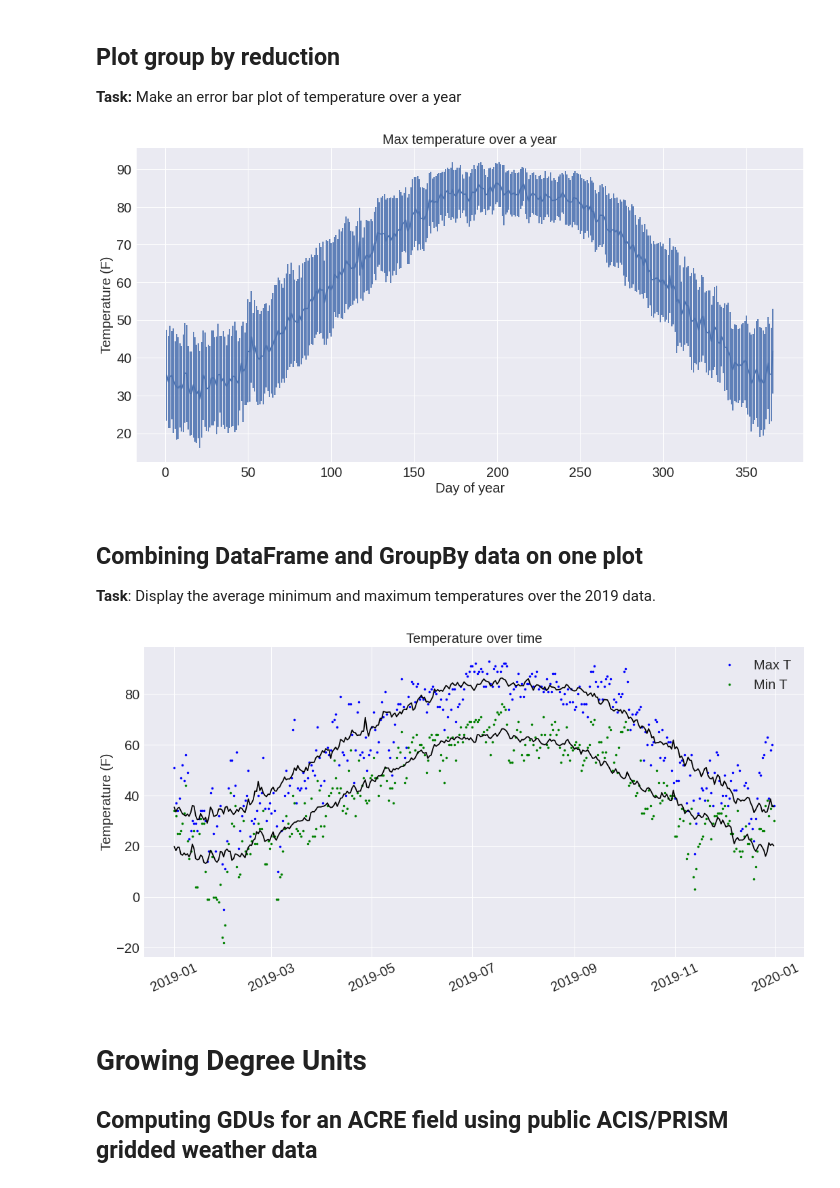
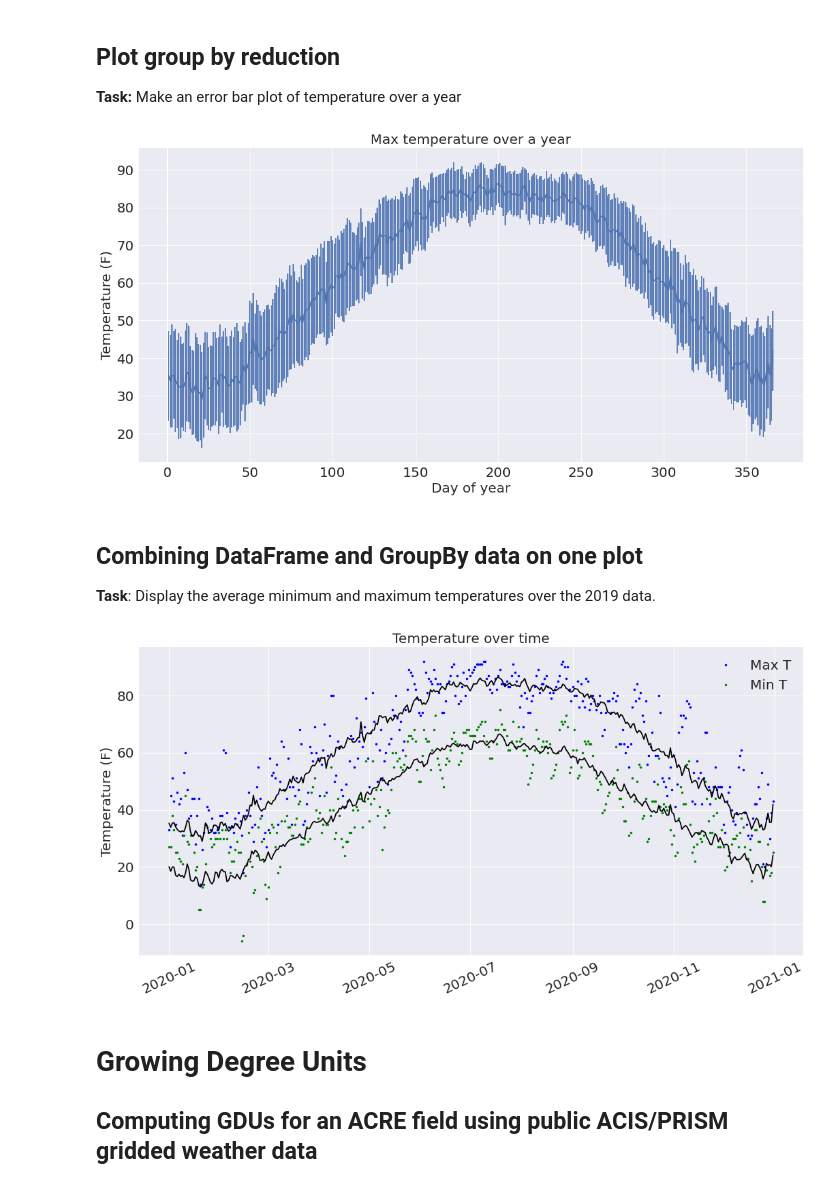
Before and after one commit to oats-center/notebooks, a Jupyter notebook: GDU_and_ACIS_PRISM/GDU_and_ACIS_PRISM.ipynb, the cells around one changed output. Drawn from its saved outputs; the diff is of its cells as text; code cells hidden in the pictures.

```diff
--- a/GDU_and_ACIS_PRISM/GDU_and_ACIS_PRISM.ipynb
+++ b/GDU_and_ACIS_PRISM/GDU_and_ACIS_PRISM.ipynb
@@ -38,7 +39,7 @@ lon = -86.9975974
 
 # PRISM usally goes back to 1981
 sdate = "1981-01-01"
-edate = "2019-12-31"
+edate = "2020-12-31"
 
 # Make ACIS API request
 w = requests.post('http://data.rcc-acis.org/GridData', json={
@@ -238,12 +279,12 @@ plt.show()
 
 **Task:** Plot both the 2019 minimum and maximum temperatures as separate lines on the same plot
 # %%
-# We store the slice into 'w' as w19 for convenience (we will use it over and over again)
-w19 = w['2019-01-01':'2019-12-31'];
+# We store the slice into 'w' as w20 for convenience (we will use it over and over again)
+w20 = w['2020-01-01':'2020-12-31'];
 
 # Calling `plot` multiple times add additional lines to the same figure
-plt.plot(w19.maxt)
-plt.plot(w19.mint)
+plt.plot(w20.maxt)
+plt.plot(w20.mint)
 
 # Add a legend to distinguish between the two curves
 plt.legend(['Max Temp', 'Min Temp'])
@@ -357,28 +398,26 @@ plt.title('Max temperature over a year')
 plt.tight_layout()
 plt.show()
 # %% [output]
-[figure, old version]
+[figure, new version]
 # %% [markdown]
 ## Combining DataFrame and GroupBy data on one plot
 
 **Task**: Display the average minimum and maximum temperatures over the 2019 data.
 # %%
-y19 = pd.date_range('2019-01-01', periods=365)
-
-plt.plot(w19.maxt, 'b.')
-plt.plot(w19.mint, 'g.')
-plt.plot(y19, byDay.maxt.mean()[0:365], 'k')
-plt.plot(y19, byDay.mint.mean()[0:365], 'k')
+plt.plot(w20.maxt, 'b.')
+plt.plot(w20.mint, 'g.')
+plt.plot(w20.index, byDay.maxt.mean(), 'k')
+plt.plot(w20.index, byDay.mint.mean(), 'k')
 
 plt.legend(['Max T', 'Min T'])
 plt.ylabel('Temperature (F)')
 plt.title('Temperature over time')
 plt.xticks(rotation=25)
 
 plt.tight_layout()
 plt.show()
 # %% [output]
-[figure, old version]
+[figure, new version]
 # %% [markdown]
 # Growing Degree Units
 ## Computing GDUs for an ACRE field using public ACIS/PRISM gridded weather data
```
Also changed, not shown: parts of 24 cells of this notebook, 2 other files.
